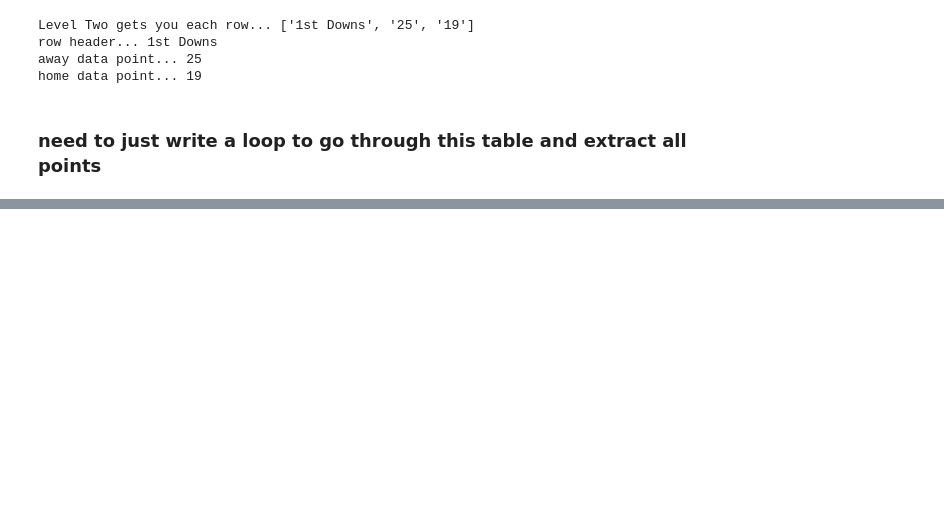
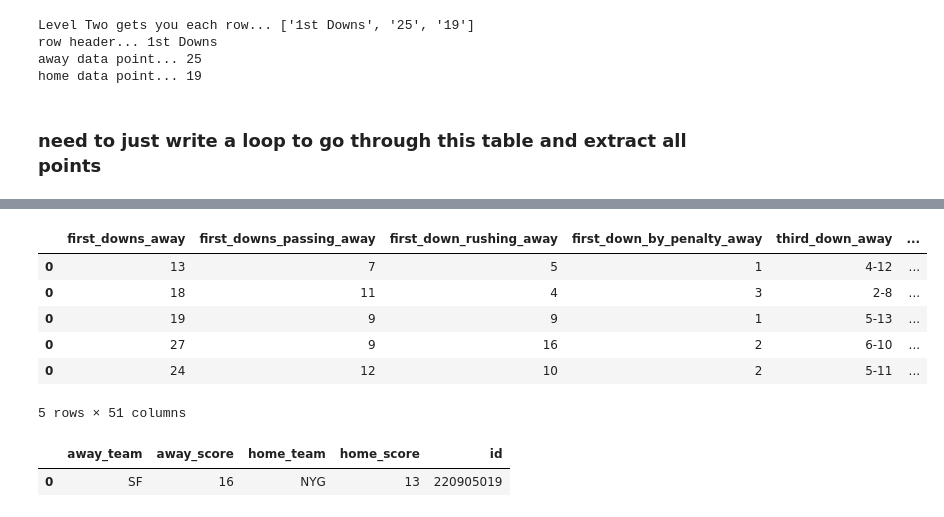
Before and after one commit to lawson-roberts/nfl_statistics, a Jupyter notebook: scrap_nfl_game_stats_explore.ipynb, the cells around one changed output, grey strips where cells are left out. Cells and saved outputs as stored; diff of their text form; code cells hidden in the pictures; blank space fills up the shorter version.

```diff
--- a/scrap_nfl_game_stats_explore.ipynb
+++ b/scrap_nfl_game_stats_explore.ipynb
@@ -82,0 +98,17 @@ monday_list
+# %%
+url_list = []
+
+year_list = ['2002', '2003', '2004', '2005', '2006', '2007', '2008', '2009', '2010', '2011', '2012', '2013', '2014', '2015', '2016', '2017', '2018', '2019', '2020', '2021']
+#year_list = ['2019', '2020', '2021']
+
+for i in year_list:
+    year = str(i)
+
+    for i in range(1,19):
+        week = str(i)
+        url_list.append([year, week])
+
+url_df = pd.DataFrame(url_list, columns = ['year', 'week'])
+url_df['url'] = "https://www.espn.com/nfl/scoreboard/_/week/" + url_df['week'] + "/year/" + url_df['year'] + "/seasontype/2"
+print(url_df.shape)
+url_df.head()
@@ -142,0 +471,10 @@ home data point... 19
+# %%
+game_stats_big_df.head()
+# %% [output]
+|  | first_downs_away | first_downs_passing_away | first_down_rushing_away | first_down_by_penalty_away | third_down_away | ... |
+| 0 | 13 | 7 | 5 | 1 | 4-12 | ... |
+| 0 | 18 | 11 | 4 | 3 | 2-8 | ... |
+| 0 | 19 | 9 | 9 | 1 | 5-13 | ... |
+| 0 | 27 | 9 | 16 | 2 | 6-10 | ... |
+| 0 | 24 | 12 | 10 | 2 | 5-11 | ... |
+5 rows × 51 columns
@@ -142,0 +523,5 @@ home data point... 19
+# %%
+game_score_big_df
+# %% [output]
+|  | away_team | away_score | home_team | home_score | id |
+| 0 | SF | 16 | NYG | 13 | 220905019 |
```
Also changed, not shown: parts of 17 cells of this notebook, 16 other files.
